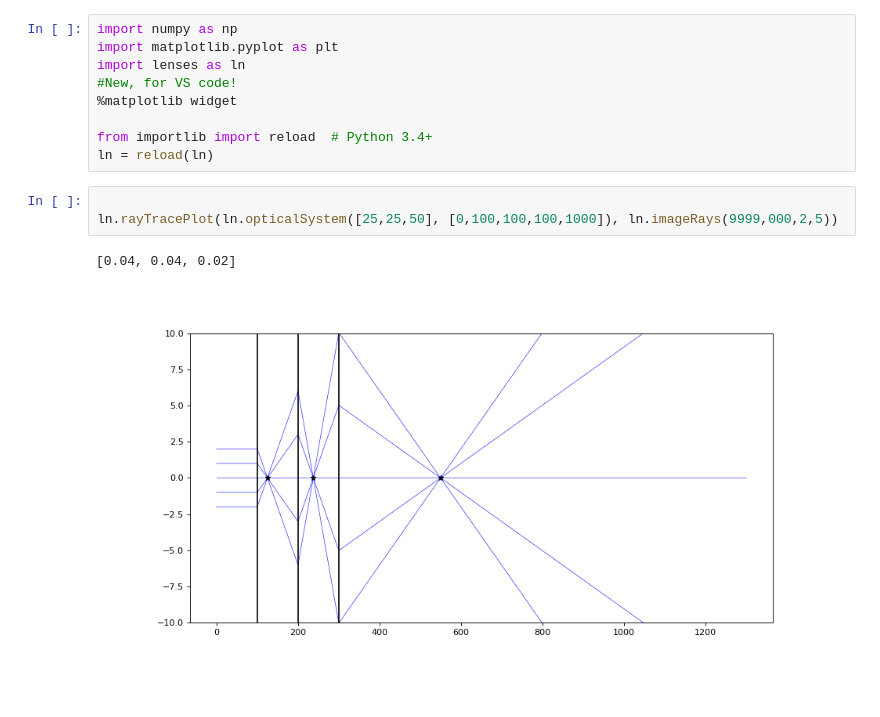
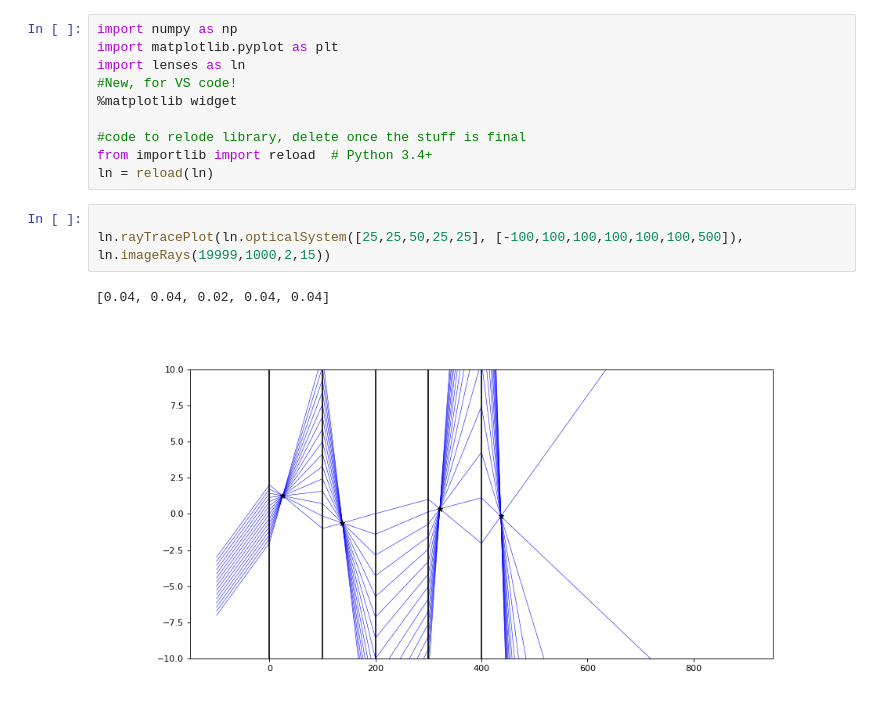
Before and after one commit to Leviticoos/Digichrome, a Jupyter notebook: LenSim/scratch.ipynb, the cells around one changed output. Saved outputs shown, nothing was run; the diff lists cells and outputs as text.

```diff
--- a/LenSim/scratch.ipynb
+++ b/LenSim/scratch.ipynb
@@ -5,11 +5,12 @@ import lenses as ln
 #New, for VS code!
 %matplotlib widget
 
+#code to relode library, delete once the stuff is final
 from importlib import reload  # Python 3.4+
 ln = reload(ln)
 # %%
 
-ln.rayTracePlot(ln.opticalSystem([25,25,50], [0,100,100,100,1000]), ln.imageRays(9999,000,2,5))
+ln.rayTracePlot(ln.opticalSystem([25,25,50,25,25], [-100,100,100,100,100,100,500]), ln.imageRays(19999,1000,2,15))
 # %% [output]
-[0.04, 0.04, 0.02]
+[0.04, 0.04, 0.02, 0.04, 0.04]
-[figure, old version]
+[figure, new version]
```
Also changed, not shown: 2 other files.
